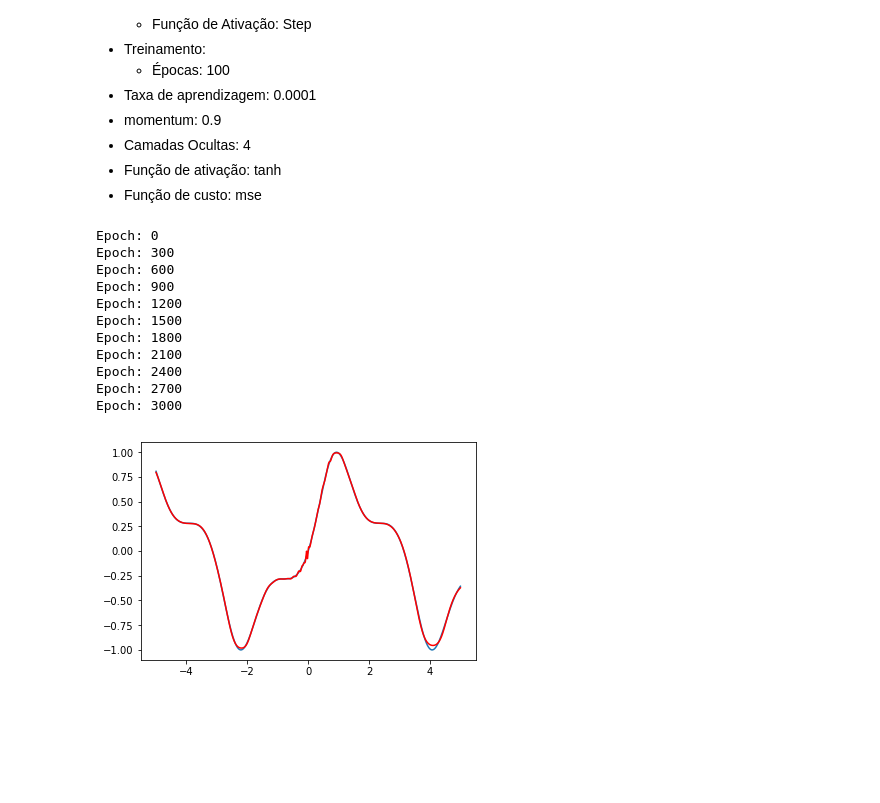
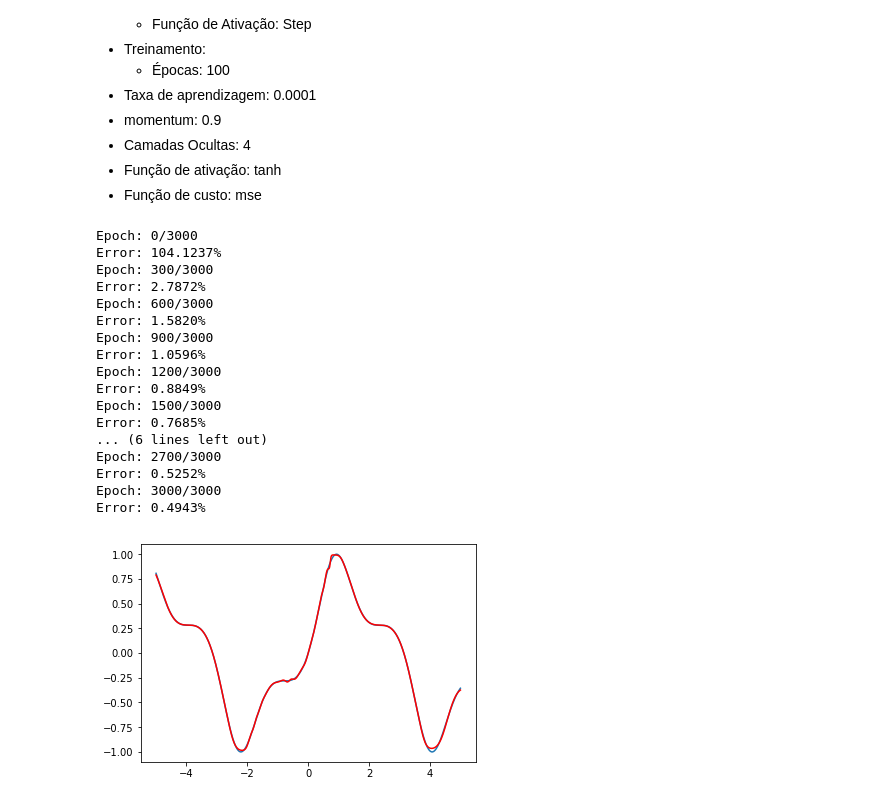
Before and after one commit to Vnicius/deep-learning-atividades, a Jupyter notebook: Lista_1/Questao2/Questao-2-3.ipynb, the cells around one changed output. Cells and saved outputs as stored; diff of their text form; code cells hidden in the pictures; blank space fills up the shorter version.

```diff
--- a/Lista_1/Questao2/Questao-2-3.ipynb
+++ b/Lista_1/Questao2/Questao-2-3.ipynb
@@ -848,33 +1055,39 @@ Epoch: 10000
 # %%
 # Gerando entrada dos dados
 x = np.linspace(-5, 5, 1000).reshape(-1, 1)
 y = np.sin(x + np.sin(x)**2).reshape(-1, 1)
 
 # Instanciando o modelo
 nn = NeuralNetwork(cost_func=mse, learning_rate=0.0001, momentum=0.9)
 nn.add_layer(Layer(input_dim=x.shape[1], output_dim=20, activation=tanh))
 nn.add_layer(Layer(input_dim=20, output_dim=30, activation=tanh))
 nn.add_layer(Layer(input_dim=30, output_dim=30, activation=tanh))
 nn.add_layer(Layer(input_dim=30, output_dim=y.shape[1], activation=tanh))
 
 # Treinando a rede
-nn.fit(x, y, epochs=3000, verbose=300)
+nn.fit(x, y, epochs=3000, verbose=300, accuracy=False)
 
 # Prediction
 y_pred = nn.predict(x)
 plt.plot(x, y)
 plt.plot(x, y_pred, c='red')
 plt.show()
 # %% [output]
-Epoch: 0
-Epoch: 300
-Epoch: 600
-Epoch: 900
-Epoch: 1200
-Epoch: 1500
-Epoch: 1800
-Epoch: 2100
-Epoch: 2400
-Epoch: 2700
-Epoch: 3000
+Epoch: 0/3000
+Error: 104.1237%
+Epoch: 300/3000
+Error: 2.7872%
+Epoch: 600/3000
+Error: 1.5820%
+Epoch: 900/3000
+Error: 1.0596%
+Epoch: 1200/3000
+Error: 0.8849%
+Epoch: 1500/3000
+Error: 0.7685%
+... (6 lines left out)
+Epoch: 2700/3000
+Error: 0.5252%
+Epoch: 3000/3000
+Error: 0.4943%
-[figure, old version]
+[figure, new version]
```
Also changed, not shown: parts of 43 cells of this notebook, 4 other files.
